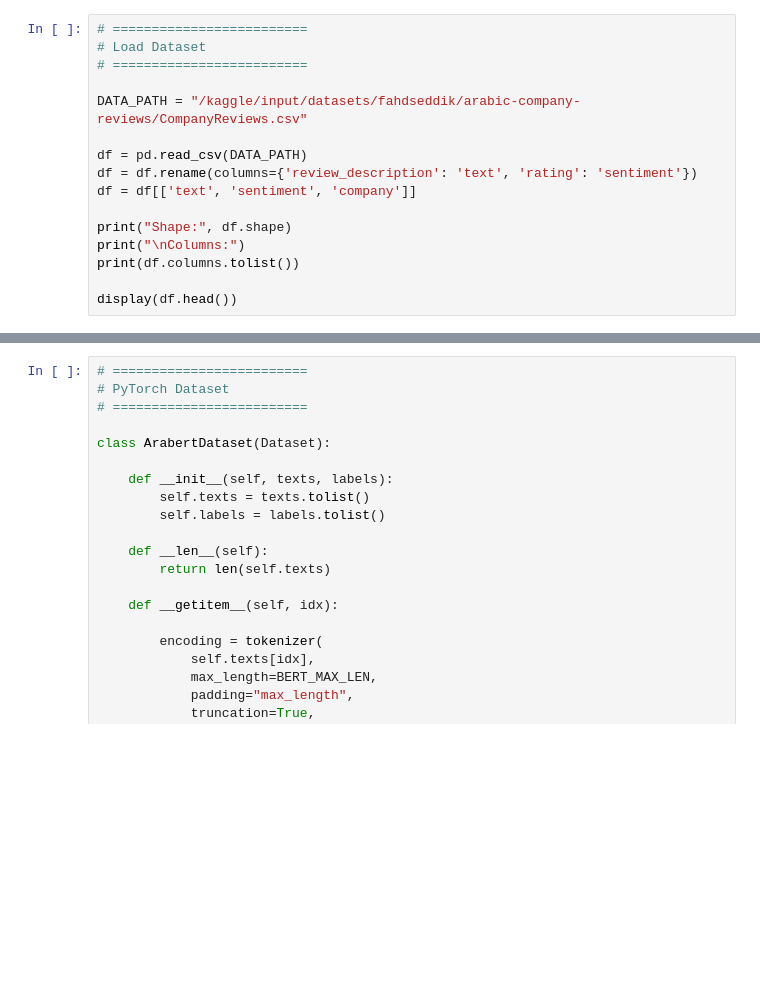
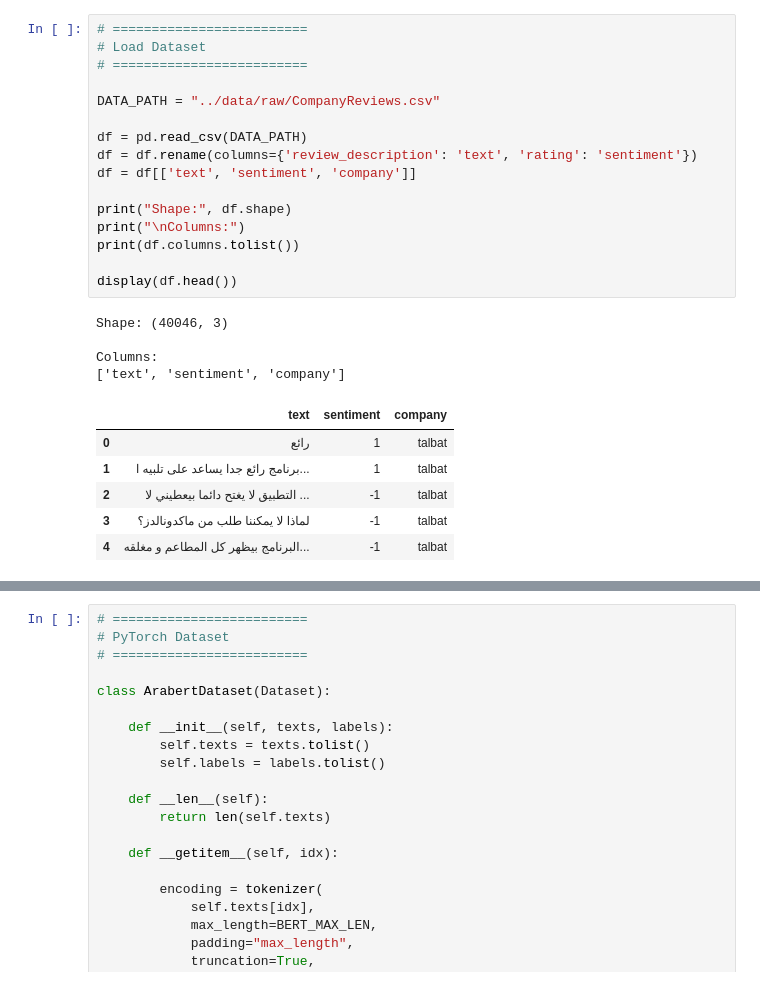
Before and after one commit to Omarelsanosy/arabic-sentiment-analysis, a Jupyter notebook: notebooks/arabert-sentiment.ipynb, the cells around one changed output, grey strips where cells are left out. Drawn from its saved outputs; the diff is of its cells as text; blank space fills up the shorter version.

```diff
--- a/notebooks/arabert-sentiment.ipynb
+++ b/notebooks/arabert-sentiment.ipynb
@@ -69,19 +77,30 @@ print(f"Epochs: {BERT_EPOCHS}")
 # %%
 # =========================
 # Load Dataset
 # =========================
 
-DATA_PATH = "/kaggle/input/datasets/fahdseddik/arabic-company-reviews/CompanyReviews.csv"
+DATA_PATH = "../data/raw/CompanyReviews.csv"
 
 df = pd.read_csv(DATA_PATH)
 df = df.rename(columns={'review_description': 'text', 'rating': 'sentiment'})
 df = df[['text', 'sentiment', 'company']]
 
 print("Shape:", df.shape)
 print("\nColumns:")
 print(df.columns.tolist())
 
 display(df.head())
+# %% [output]
+Shape: (40046, 3)
+
+Columns:
+['text', 'sentiment', 'company']
+|  | text | sentiment | company |
+| 0 | رائع | 1 | talbat |
+| 1 | برنامج رائع جدا يساعد على تلبيه ا... | 1 | talbat |
+| 2 | التطبيق لا يغتح دائما بيعطيني لا ... | -1 | talbat |
+| 3 | لماذا لا يمكننا طلب من ماكدونالدز؟ | -1 | talbat |
+| 4 | البرنامج بيظهر كل المطاعم و مغلقه... | -1 | talbat |
 # %%
 # =========================
 # Basic EDA
```
Also changed, not shown: parts of 21 cells of this notebook, 30 other files.
